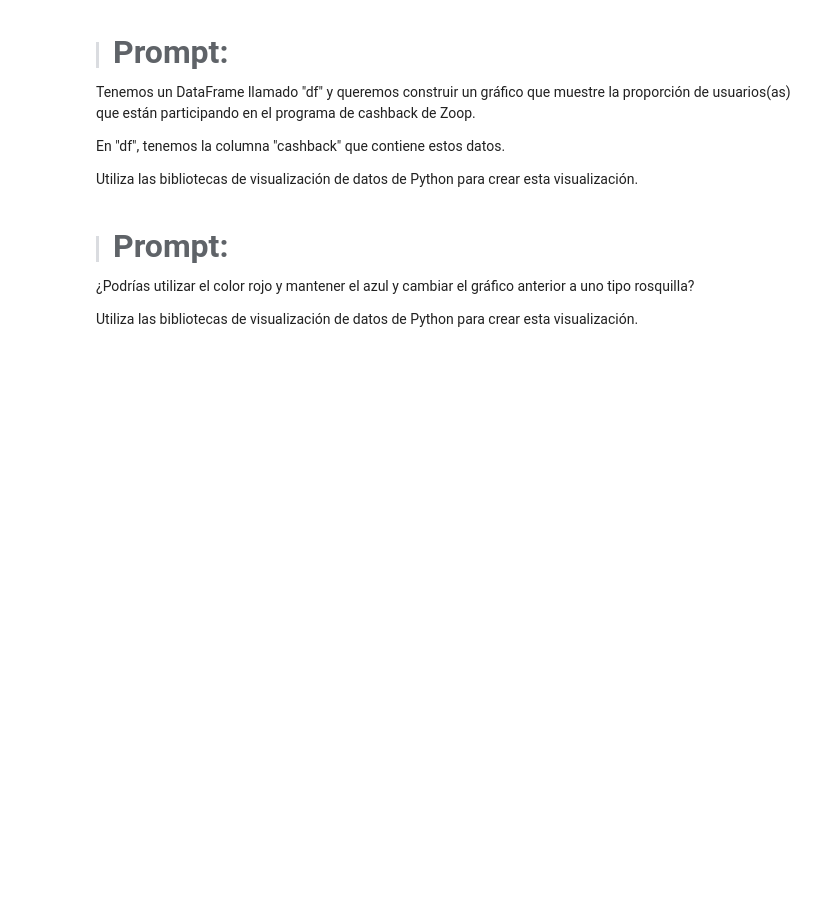
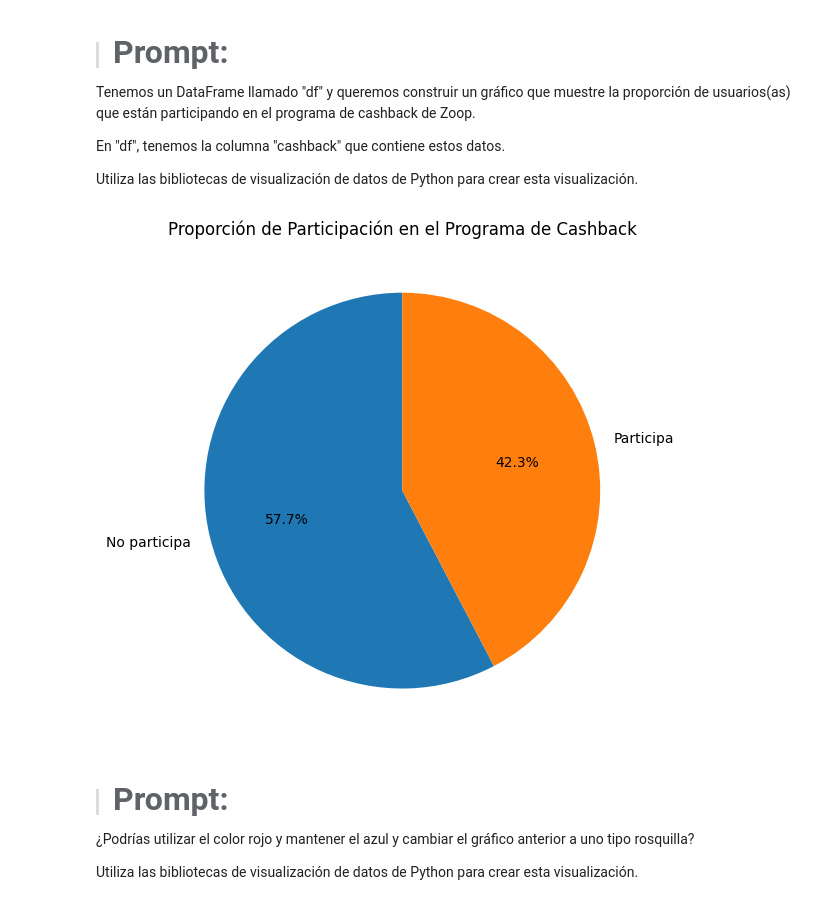
Before and after one commit to leriverah/IA-Aplicada-Ciencia-de-datos, a Jupyter notebook: IA_aplicada_a_ciencia_de_datos.ipynb, the cells around one changed output. Cells and saved outputs as stored; diff of their text form; code cells hidden in the pictures; blank space fills up the shorter version.

```diff
--- a/IA_aplicada_a_ciencia_de_datos.ipynb
+++ b/IA_aplicada_a_ciencia_de_datos.ipynb
@@ -605,6 +605,20 @@ Tenemos un DataFrame llamado "df" y queremos construir un gráfico que muestre l
 En "df", tenemos la columna "cashback" que contiene estos datos.
 
 Utiliza las bibliotecas de visualización de datos de Python para crear esta visualización.
+# %%
+# Contamos la cantidad de registros por participación en cashback
+participacion = df['cashback'].value_counts()
+
+# Gráfico de pastel
+participacion.plot(kind='pie', autopct='%1.1f%%', startangle=90, figsize=(6,6), labels=['No participa', 'Participa'] if len(participacion) == 2 else None)
+
+# Estética
+plt.title('Proporción de Participación en el Programa de Cashback')
+plt.ylabel('')  # Quita etiqueta del eje Y
+plt.tight_layout()
+plt.show()
+# %% [output]
+[figure, added]
 # %% [markdown]
 > #### <strong><font color="7b71ff" size =6>Prompt:</font></strong>
 
```
Also changed, not shown: parts of 2 cells of this notebook.
